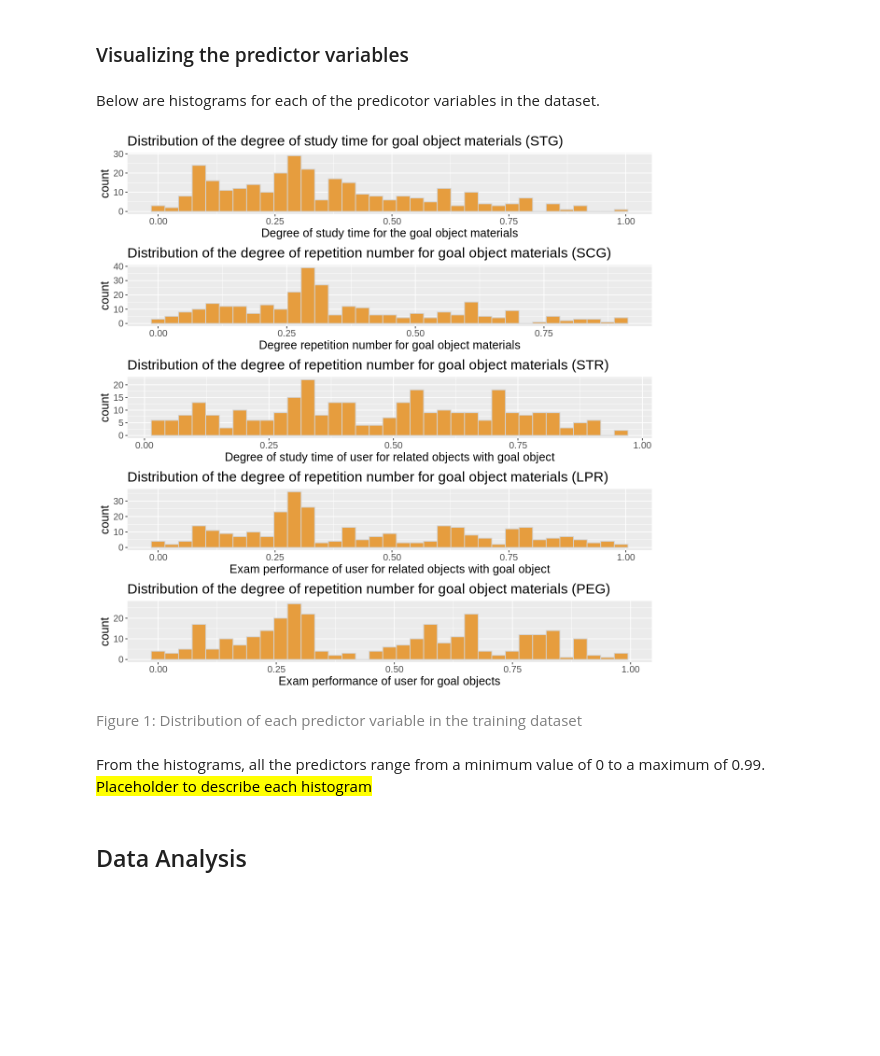
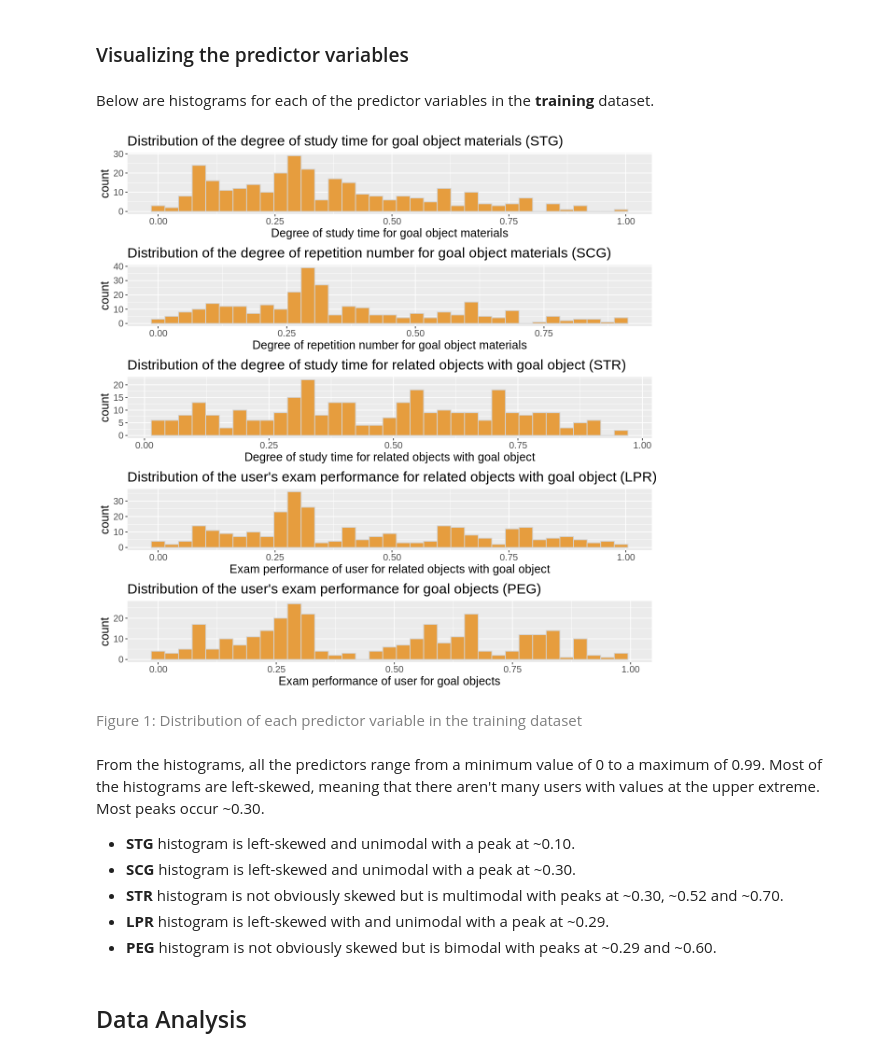
Before and after one commit to olivia-1221/Knowledge-Classification, a Jupyter notebook: report.ipynb, the cells around one changed output. Drawn from its saved outputs; the diff is of its cells as text; code cells hidden in the pictures; blank space fills up the shorter version.

Commit message:
tentative question for now, explained why no balancing, described histograms

```diff
--- a/report.ipynb
+++ b/report.ipynb
@@ -170,48 +169,53 @@ A tibble: 1 × 20
 # %% [markdown]
 ### Visualizing the predictor variables
 # %% [markdown]
-Below are histograms for each of the predicotor variables in the dataset.
+Below are histograms for each of the predictor variables in the **training** dataset.
 # %%
 options(repr.plot.width = 10, repr.plot.height = 10)
 
 stg_hist <- ggplot(knowledge_training, aes(x = STG)) +
             geom_histogram(bins = 35, color = "lightgrey", fill = "#e69d3e") +
             ggtitle("Distribution of the degree of study time for goal object materials (STG)") +
-            xlab("Degree of study time for the goal object materials") +
+            xlab("Degree of study time for goal object materials") +
             theme(text = element_text(size = 15))
 
 scg_hist <- ggplot(knowledge_training, aes(x = SCG)) +
             geom_histogram(bins = 35, color = "lightgrey", fill = "#e69d3e") +
             ggtitle("Distribution of the degree of repetition number for goal object materials (SCG)") +
-            xlab("Degree repetition number for goal object materials") +
+            xlab("Degree of repetition number for goal object materials") +
             theme(text = element_text(size = 15))
 
 str_hist <- ggplot(knowledge_training, aes(x = STR)) +
             geom_histogram(bins = 35, color = "lightgrey", fill = "#e69d3e") +
-            ggtitle("Distribution of the degree of repetition number for goal object materials (STR)") +
-            xlab("Degree of study time of user for related objects with goal object") +
+            ggtitle("Distribution of the degree of study time for related objects with goal object (STR)") +
+            xlab("Degree of study time for related objects with goal object") +
             theme(text = element_text(size = 15))
 
 lpr_hist <- ggplot(knowledge_training, aes(x = LPR)) +
             geom_histogram(bins = 35, color = "lightgrey", fill = "#e69d3e") +
-            ggtitle("Distribution of the degree of repetition number for goal object materials (LPR)") +
+            ggtitle("Distribution of the user's exam performance for related objects with goal object (LPR)") +
             xlab("Exam performance of user for related objects with goal object") +
             theme(text = element_text(size = 15))
 
 peg_hist <- ggplot(knowledge_training, aes(x = PEG)) +
             geom_histogram(bins = 35, color = "lightgrey", fill = "#e69d3e") +
-            ggtitle("Distribution of the degree of repetition number for goal object materials (PEG)") +
+            ggtitle("Distribution of the user's exam performance for goal objects (PEG)") +
             xlab("Exam performance of user for goal objects") +
             theme(text = element_text(size = 15))
 
 plot_grid(stg_hist, scg_hist, str_hist, lpr_hist, peg_hist, nrow = 5)
 # %% [output]
-[figure, old version]
+[figure, new version]
 # %% [markdown]
 <span style="color:gray">Figure 1: Distribution of each predictor variable in the training dataset</span>
-# %% [markdown]
-From the histograms, all the predictors range from a minimum value of 0 to a maximum of 0.99.
-<mark>Placeholder to describe each histogram</mark>
+# %% [markdown]
+From the histograms, all the predictors range from a minimum value of 0 to a maximum of 0.99. Most of the histograms are left-skewed, meaning that there aren't many users with values at the upper extreme. Most peaks occur ~0.30.
+
+* **STG** histogram is left-skewed and unimodal with a peak at ~0.10.
+* **SCG** histogram is left-skewed and unimodal with a peak at ~0.30.
+* **STR** histogram is not obviously skewed but is multimodal with peaks at ~0.30, ~0.52 and ~0.70.
+* **LPR** histogram is left-skewed with and unimodal with a peak at ~0.29.
+* **PEG** histogram is not obviously skewed but is bimodal with peaks at ~0.29 and ~0.60.
 # %% [markdown]
 ## Data Analysis
 # %% [markdown]
```
Also changed, not shown: parts of 6 cells of this notebook.
